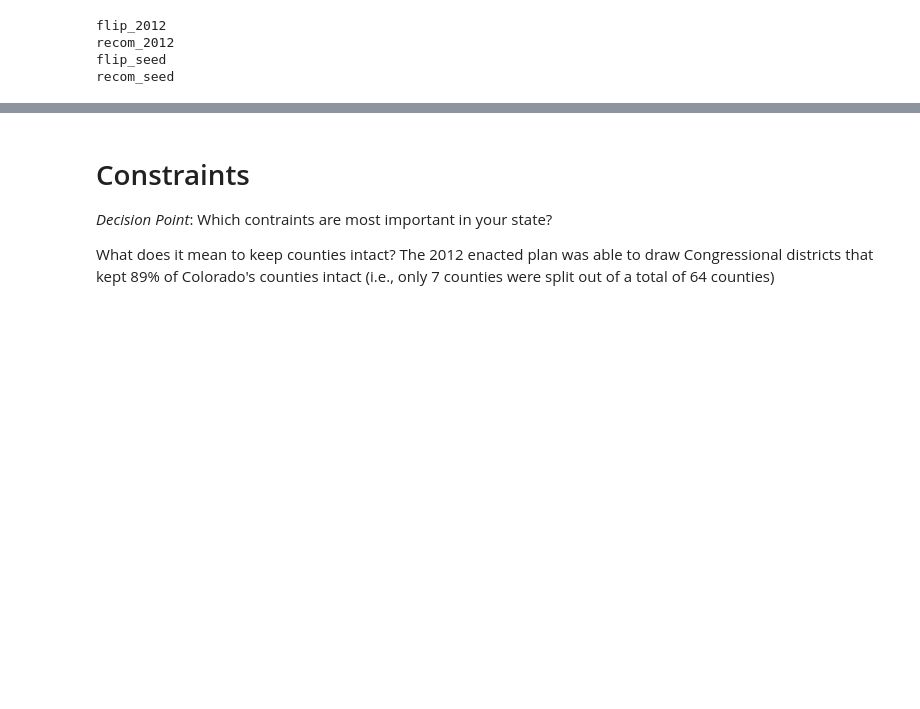
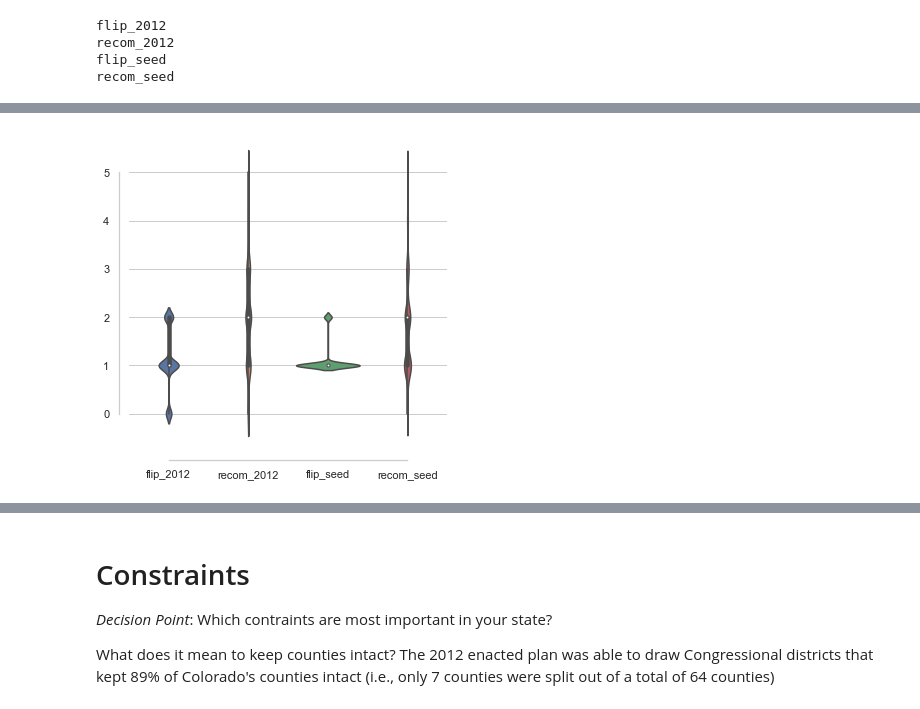
Before and after one commit to uwescience/dssg2021-redistricting, a Jupyter notebook: Colorado/02_CO_EDA_Modeling_Decisions.ipynb, the cells around one changed output, grey strips where cells are left out. Cells and saved outputs as stored; diff of their text form; code cells hidden in the pictures; blank space fills up the shorter version.

```diff
--- a/Colorado/02_CO_EDA_Modeling_Decisions.ipynb
+++ b/Colorado/02_CO_EDA_Modeling_Decisions.ipynb
@@ -408,0 +411,10 @@ COMPETITIVE DISTRICTS
+# %%
+sns.catplot(data= df_comp_dist[["flip_2012",
+                                   "recom_2012",
+                                   "flip_seed",
+                                   "recom_seed"]],
+           kind="violin")
+
+sns.despine(offset=10, trim=True)
+# %% [output]
+[figure, added]
```
Also changed, not shown: parts of 22 cells of this notebook, 1 other file.
